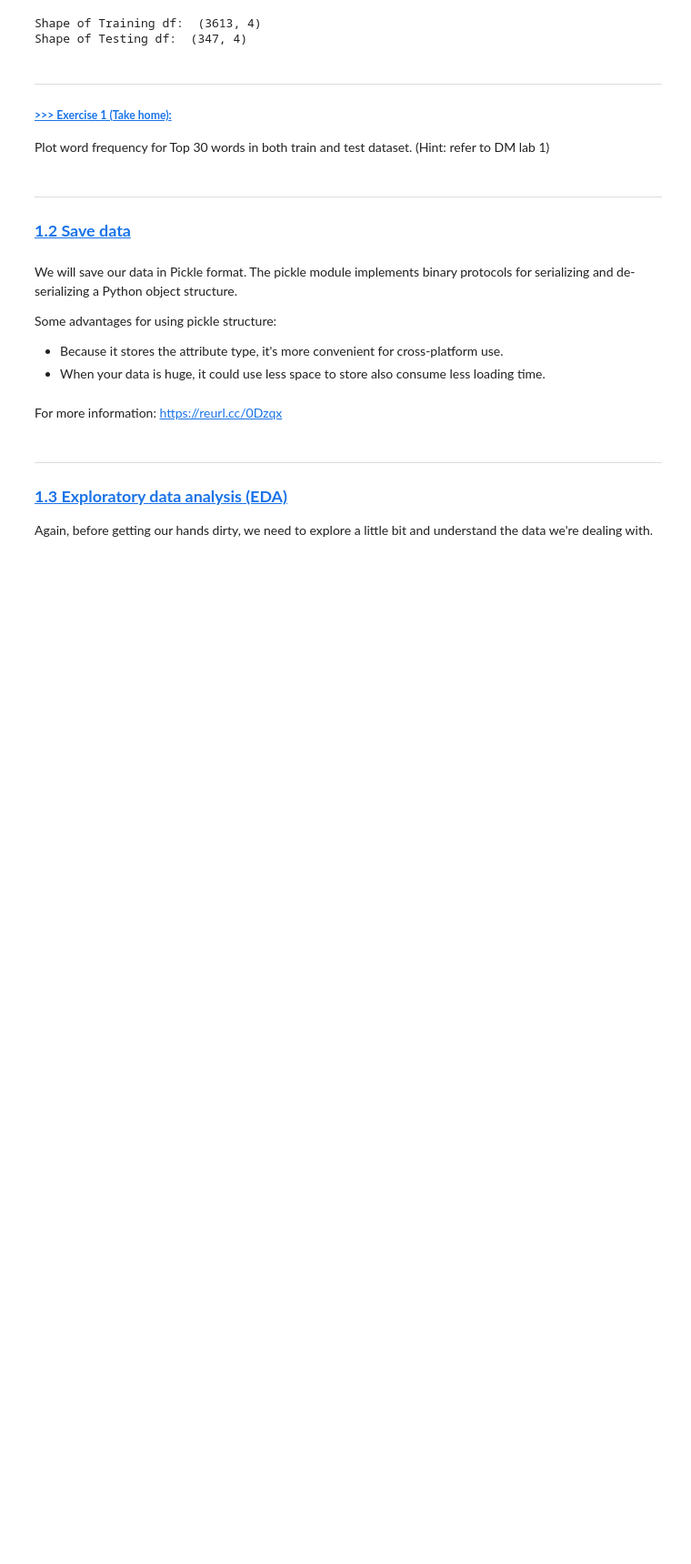
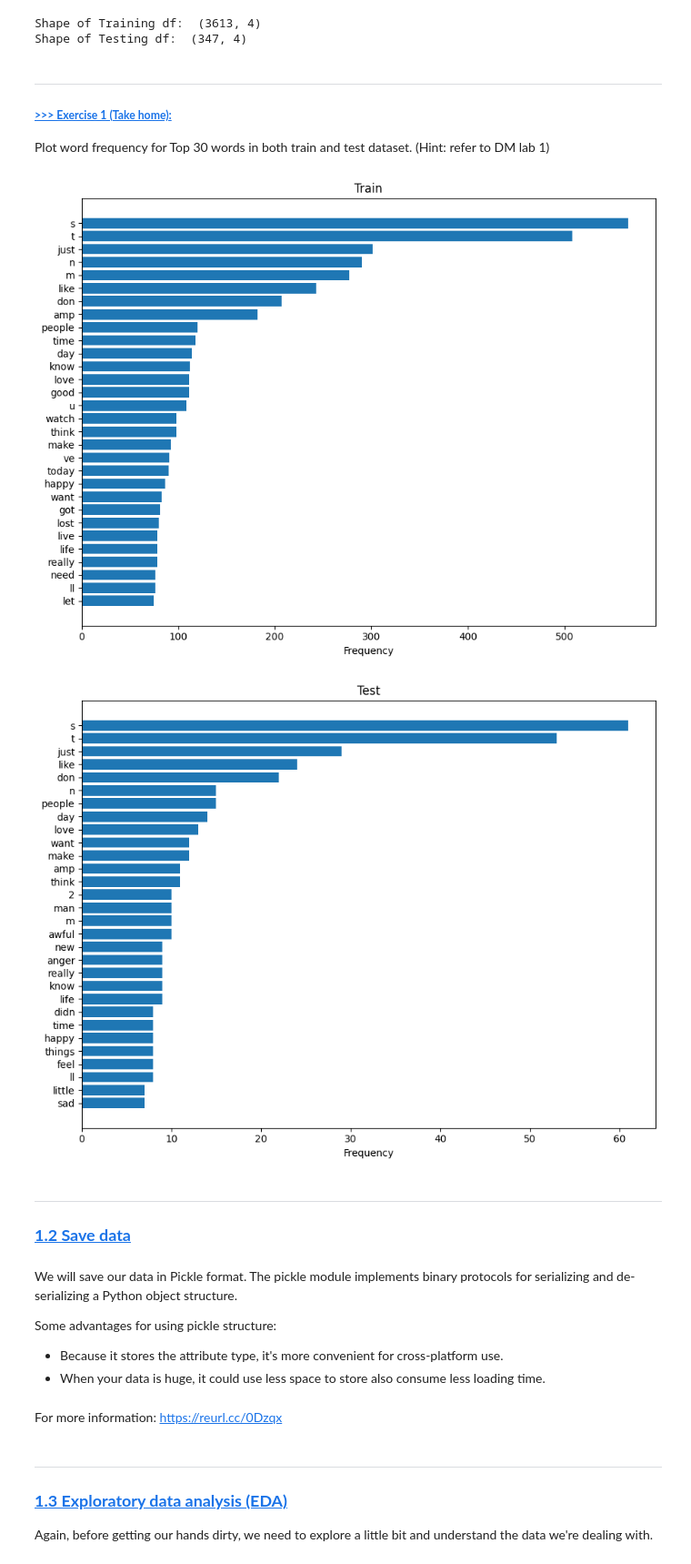
Before and after one commit to Mercy1303/DM2025-Lab2-Exercise, a Jupyter notebook: DM2025-Lab2-Master-Phase_1.ipynb, the cells around one changed output. Shown: that part at 91% size. Saved outputs shown, nothing was run; the diff lists cells and outputs as text; code cells hidden in the pictures; blank space fills up the shorter version.

```diff
--- a/DM2025-Lab2-Master-Phase_1.ipynb
+++ b/DM2025-Lab2-Master-Phase_1.ipynb
@@ -186,3 +184,31 @@ Plot word frequency for Top 30 words in both train and test dataset. (Hint: refe
+# %%
+# Answer here
+
+import numpy as np
+import pandas as pd
+import matplotlib.pyplot as plt
+from sklearn.feature_extraction.text import CountVectorizer
+
+def plot_top_words(text_series, title, topn=30):
+    vec = CountVectorizer(lowercase=True, stop_words='english', token_pattern=r'(?u)\b\w+\b', min_df=1)
+    X = vec.fit_transform(text_series.astype(str))
+    freqs = np.asarray(X.sum(axis=0)).ravel()
+    vocab = np.array(vec.get_feature_names_out())
+    order = freqs.argsort()[::-1][:topn]
+    words, counts = vocab[order], freqs[order]
+
+    plt.figure(figsize=(9,7))
+    plt.barh(words[::-1], counts[::-1])
+    plt.title(title)
+    plt.xlabel('Frequency')
+    plt.tight_layout()
+    plt.show()
+
+plot_top_words(train_df['text'], 'Train', topn=30)
+plot_top_words(test_df['text'],  'Test',  topn=30)
+# %% [output]
+[figure, added]
+[figure, added]
 # %% [markdown]
 ---
 ### <a id='toc1_5_2_'></a>[**1.2 Save data**](#toc0_)
```
Also changed, not shown: parts of 2 cells of this notebook.
